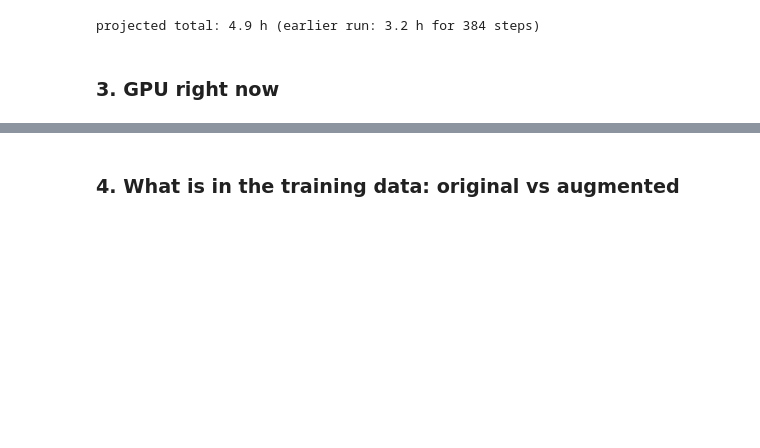
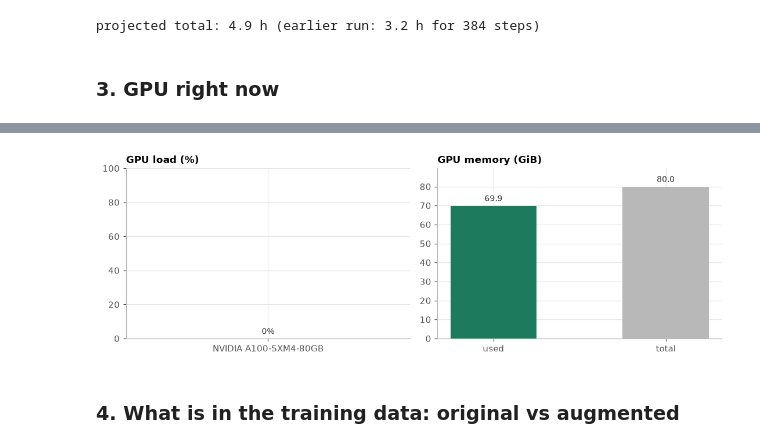
Before and after one commit to teacher57/qwen3-14b-tau-train, a Jupyter notebook: notebooks/aug_sft_experiment.ipynb, the cells around one changed output, grey strips where cells are left out. Drawn from its saved outputs; the diff is of its cells as text; code cells hidden in the pictures; blank space fills up the shorter version.

```diff
--- a/notebooks/aug_sft_experiment.ipynb
+++ b/notebooks/aug_sft_experiment.ipynb
@@ -223,10 +242,10 @@ def num(s):
     except Exception: return None
 used, tot = num(P.get("gpu_mem_used")), num(P.get("gpu_mem_total"))
 if used is not None and tot:
-    fig = make_subplots(rows=1, cols=2, subplot_titles=("GPU load (%)", "GPU memory (GiB)"))
-    fig.add_bar(x=[P.get("gpu_name")], y=[num(P.get("gpu_util_pct")) or 0], marker_color=C_AUG, row=1, col=1); fig.update_yaxes(range=[0, 100], row=1, col=1)
-    fig.add_bar(x=["used", "total"], y=[used / 1024, tot / 1024], marker_color=[C_AUG, "#B8B8B8"], row=1, col=2)
-    fig.update_layout(height=320, showlegend=False); fig.show()
+    fig, (a1, a2) = plt.subplots(1, 2, figsize=(10, 3.4))
+    b = a1.bar([P.get("gpu_name")], [num(P.get("gpu_util_pct")) or 0], color=C_AUG, width=0.5); a1.set_ylim(0, 100); a1.set_title("GPU load (%)"); bar_labels(a1, b, "{:.0f}%")
+    b = a2.bar(["used", "total"], [used / 1024, tot / 1024], color=[C_AUG, "#B8B8B8"], width=0.5); a2.set_title("GPU memory (GiB)"); bar_labels(a2, b, "{:.1f}")
+    fig.tight_layout(); plt.show()
 else:
-    placeholder("GPU", "pod not reporting").show()
+    placeholder("GPU", "pod not reporting")
 # %% [output]
@@ -234,3 +252,4 @@ else:
+[figure, added]
 # %% [markdown]
 ### 4. What is in the training data: original vs augmented
 # %%
```
Also changed, not shown: parts of 12 cells of this notebook.
